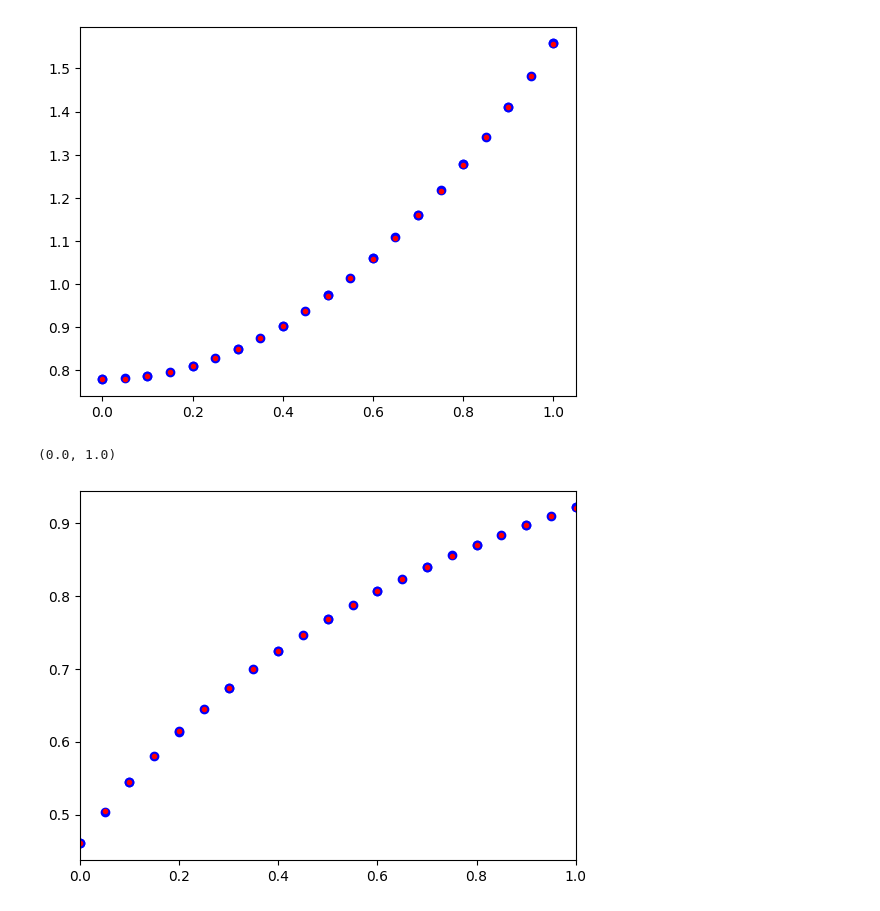
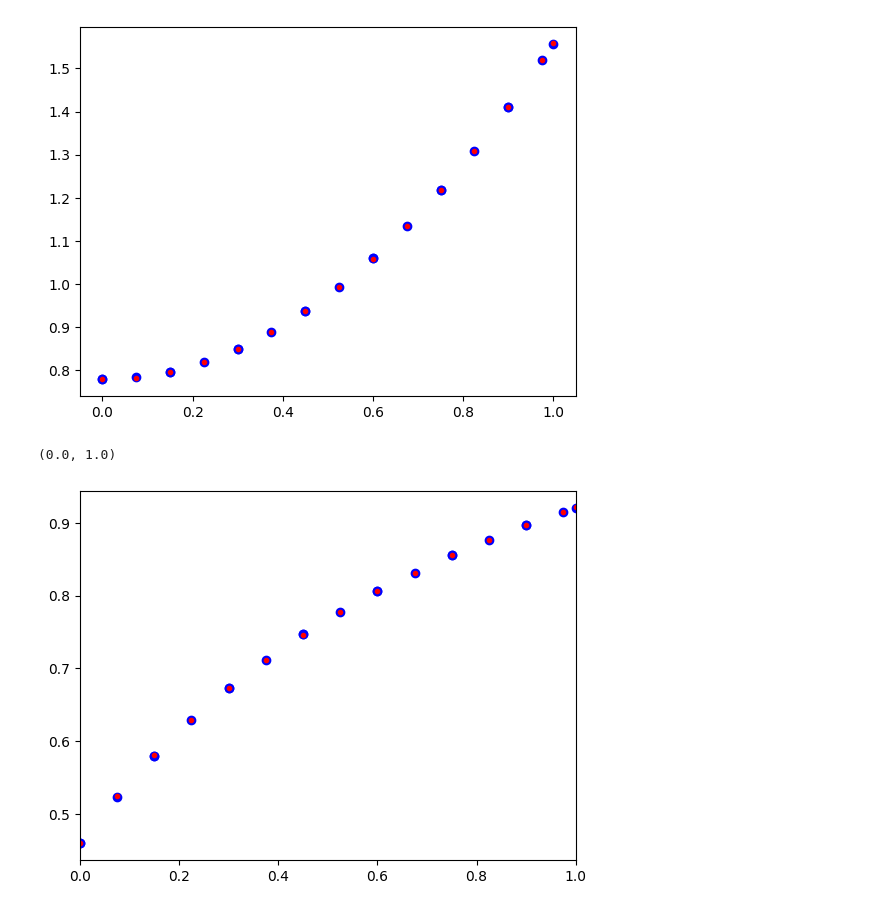
Before and after one commit to Dann38/model_rectification_column, a Jupyter notebook: Untitled.ipynb, the cells around one changed output. Drawn from its saved outputs; the diff is of its cells as text; code cells hidden in the pictures.

Commit message:
update mesh

```diff
--- a/Untitled.ipynb
+++ b/Untitled.ipynb
@@ -335,0 +175,10 @@ array([-9. , -6. ,  0. ,  0.4])
+# %%
+from mpl_toolkits.mplot3d import Axes3D
+fig = plt.figure(figsize=(4,4))
+
+ax = fig.add_subplot(111, projection='3d')
+for y, y_a in zip(point_y, point_y_an):
+    if y[2] is not None:
+        ax.scatter(y[0], y[1], y[2], color="g")
+    ax.scatter(y_a[0], y_a[1], y_a[2], color="r", marker=".")
+plt.show()
@@ -336,35 +187,29 @@ array([-9. , -6. ,  0. ,  0.4])
 # %%
 s_ar, x_ar, y_ar, x_an_ar, y_an_ar = [],[],[],[], []
-for cord, rez in zip(mesh.nodes_final_l.tolist()+mesh.nodes_final_r.tolist(), \
+for cord, rez in zip(mesh.nodes_final_l.tolist()+mesh.nodes_final_r.tolist(),
                      mesh.rez_nodes_final_l+mesh.rez_nodes_final_r):
     s = cord[2]
     t = cord[3]
-    x = rez[0]
-    y = rez[1]
-    if x is not None:
-        s_ar.append(cord[2])
-        x_ar.append(rez[0])
-        y_ar.append(rez[1])
-        x_an_ar.append(x_an(s, t))
-        y_an_ar.append(y_an(s,t))
-    else:
-        s_ar.append(cord[2])
-        x_ar.append(0)
-        y_ar.append(0)
-        x_an_ar.append(x_an(s, t))
-        y_an_ar.append(y_an(s,t))
+    x = rez[0][0]
+    y = rez[0][1]
+
+    s_ar.append(s)
+    x_ar.append(x)
+    y_ar.append(y)
+    x_an_ar.append(x_an(s, t))
+    y_an_ar.append(y_an(s, t))
 # %%
 for s, x1, x2 in zip(s_ar, x_ar, x_an_ar):
-    plt.scatter(x=s, y=x1, color="b")
-    plt.scatter(x=s, y=x2, color="r", marker=".")
+    plt.scatter(s, x1, color="b")
+    plt.scatter(s, x2, color="r", marker=".")
 # %% [output]
-[figure, old version]
+[figure, new version]
 # %%
 for s, y1, y2 in zip(s_ar, y_ar, y_an_ar):
-    plt.scatter(x=s, y=y1, color="b")
-    plt.scatter(x=s, y=y2, color="r", marker=".")
+    plt.scatter(s, y1, color="b")
+    plt.scatter(s, y2, color="r", marker=".")
 
 plt.xlim([0, 1])
 # %% [output]
 (0.0, 1.0)
-[figure, old version]
+[figure, new version]
```
Also changed, not shown: parts of 20 cells of this notebook, 3 other files.
